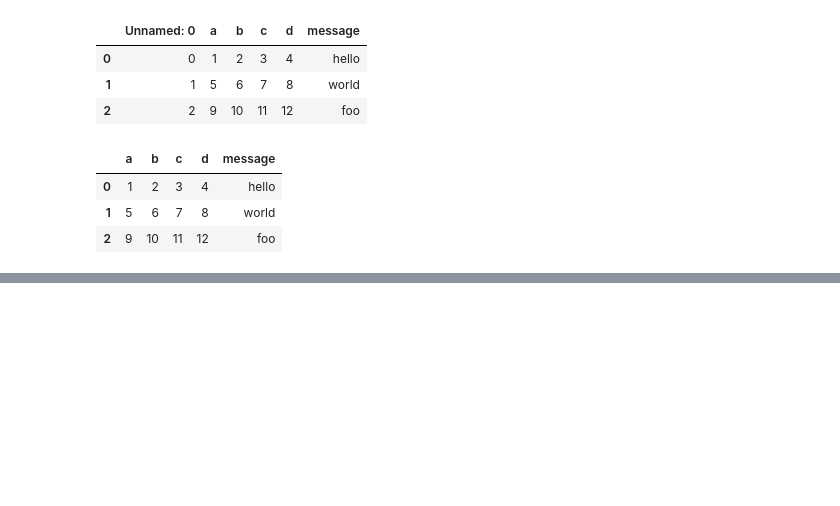
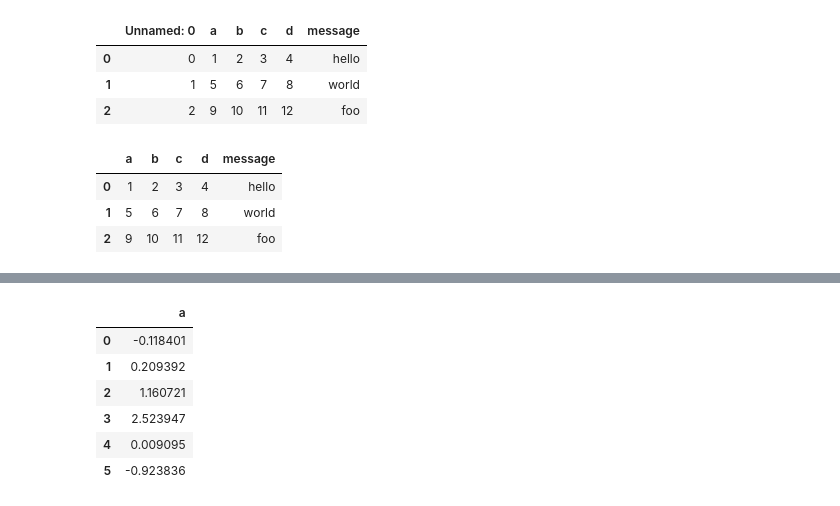
Before and after one commit to MottuqeBrid/learn-DA, a Jupyter notebook: 6 Reading and Writing Data.ipynb, the cells around one changed output, grey strips where cells are left out. Saved outputs shown, nothing was run; the diff lists cells and outputs as text; code cells hidden in the pictures; blank space fills up the shorter version.

```diff
--- a/6 Reading and Writing Data.ipynb
+++ b/6 Reading and Writing Data.ipynb
@@ -508,0 +551,11 @@ pd.read_excel("examples/ex3.xlsx", "Sheet1", index_col=0)
+# %%
+frame.to_hdf("examples/mydata2.h5", "obj3", format="table")
+pd.read_hdf("examples/mydata2.h5", "obj3", where=["index <= 5"])
+# %% [output]
+|  | a |
+| 0 | -0.118401 |
+| 1 | 0.209392 |
+| 2 | 1.160721 |
+| 3 | 2.523947 |
+| 4 | 0.009095 |
+| 5 | -0.923836 |
```
Also changed, not shown: parts of 7 cells of this notebook, 3 other files.
